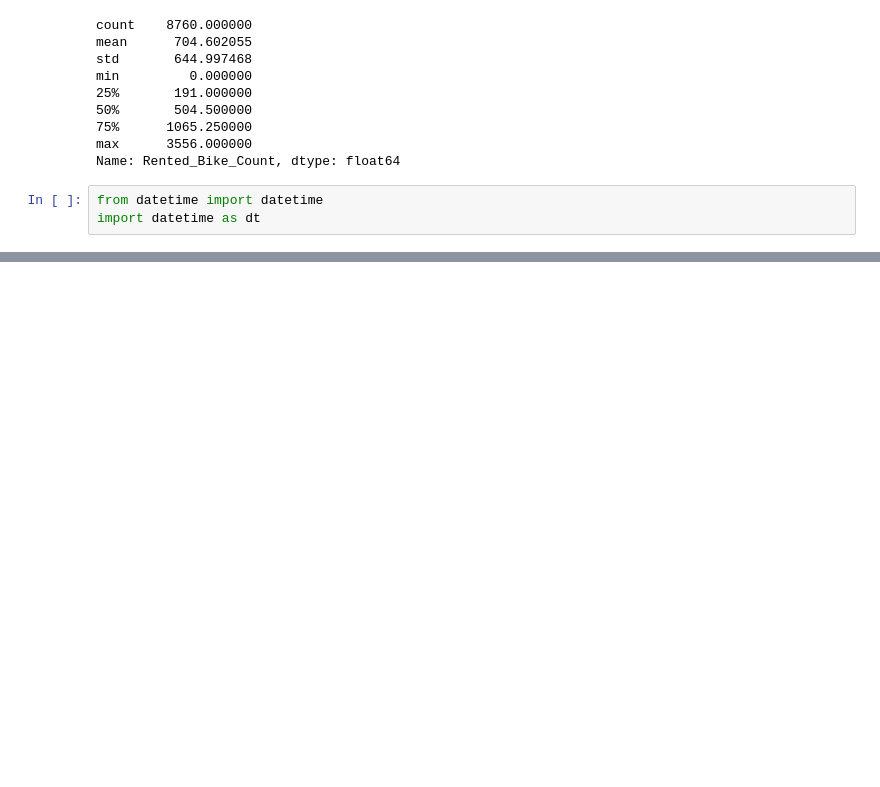
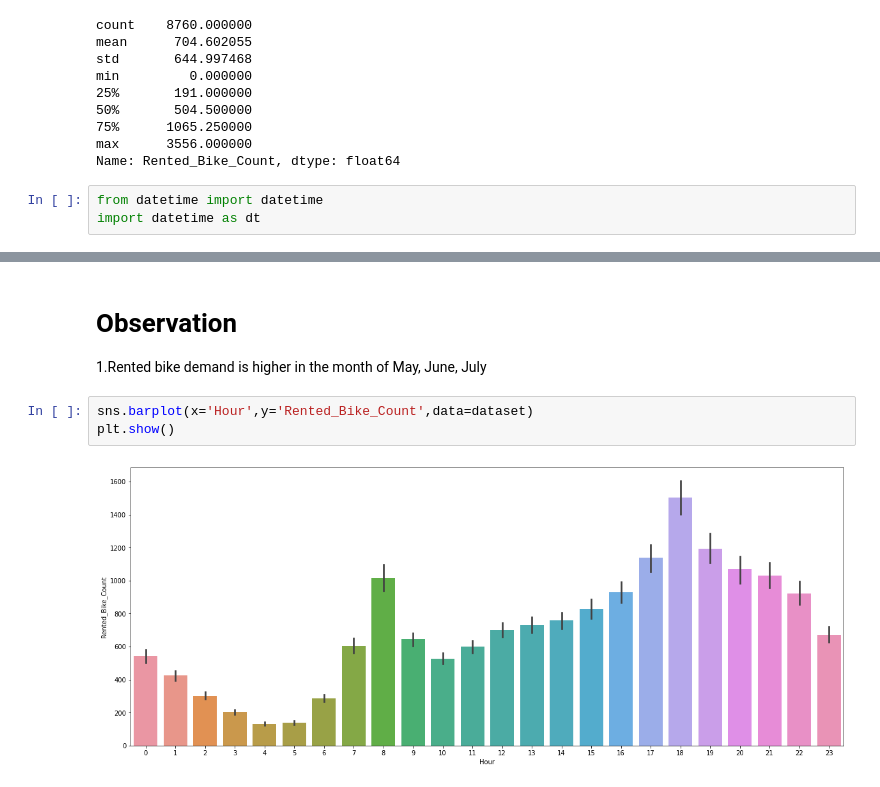
Before and after one commit to shahfaissalDharwad/Seoul-Bike-Sharing-Demand-Prediction-linear-regression-, a Jupyter notebook: C2_Bike_Sharing_Demand_Prediction_Capstone_Project.ipynb, the cells around one changed output, grey strips where cells are left out. Cells and saved outputs as stored; diff of their text form; blank space fills up the shorter version.

```diff
--- a/C2_Bike_Sharing_Demand_Prediction_Capstone_Project.ipynb
+++ b/C2_Bike_Sharing_Demand_Prediction_Capstone_Project.ipynb
@@ -296,0 +327,9 @@ Name: Rented_Bike_Count, Length: 2166, dtype: int64
+# %% [markdown]
+# Observation
+
+1.Rented bike demand is higher in the month of May, June, July
+# %%
+sns.barplot(x='Hour',y='Rented_Bike_Count',data=dataset)
+plt.show()
+# %% [output]
+[figure, added]
```
Also changed, not shown: parts of 27 cells of this notebook.
